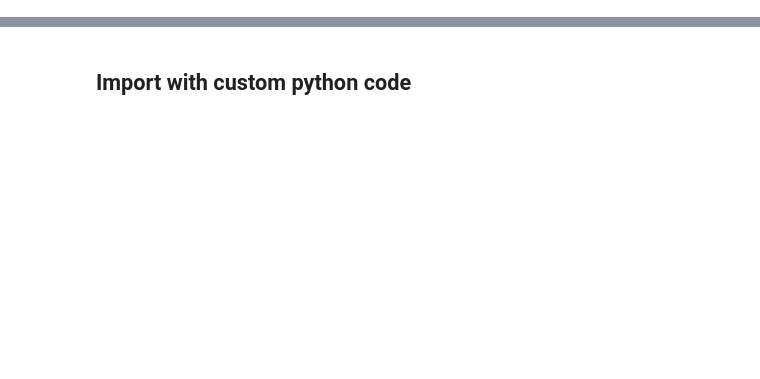
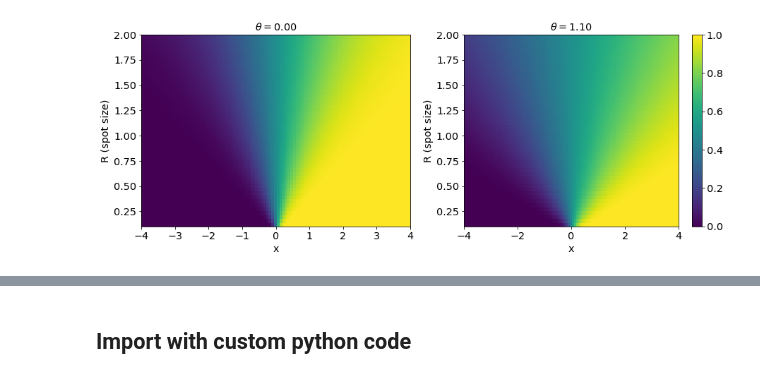
Before and after one commit to wiso/pytct, a Jupyter notebook: examples/focusing.ipynb, the cells around one changed output, grey strips where cells are left out. Cells and saved outputs as stored; diff of their text form; code cells hidden in the pictures; blank space fills up the shorter version.

```diff
--- a/examples/focusing.ipynb
+++ b/examples/focusing.ipynb
@@ -12,0 +48,4 @@ pylab.rcParams.update(params)
+# %%
+from scipy.special import erf
+def area_fraction_gaussian(R, distance):
+    return 0.5 * (1 + erf(distance / (np.sqrt(2) * R)))
@@ -12,0 +85,25 @@ pylab.rcParams.update(params)
+# %%
+r = np.linspace(0.1, 2, 50)
+x = np.linspace(-4, 4, 100)
+xx, rr = np.meshgrid(x, r)
+
+fig, axs = plt.subplots(1, 2, figsize=(15, 5))
+
+theta = 0
+axs[0].set_title(r'$\theta = %.2f$' % theta)
+dd = xx * np.cos(theta)
+axs[0].pcolormesh(x, r, area_fraction_gaussian(rr, dd))
+
+theta = 1.1
+axs[1].set_title(r'$\theta = %.2f$' % theta)
+dd = xx * np.cos(theta)
+cs = axs[1].pcolormesh(x, r, area_fraction_gaussian(rr, dd))
+
+fig.colorbar(cs)
+
+
+for ax in axs:
+    ax.set_xlabel('x')
+    ax.set_ylabel('R (spot size)')
+# %% [output]
+[figure, added]
```
Also changed, not shown: parts of 44 cells of this notebook, 1 other file.
